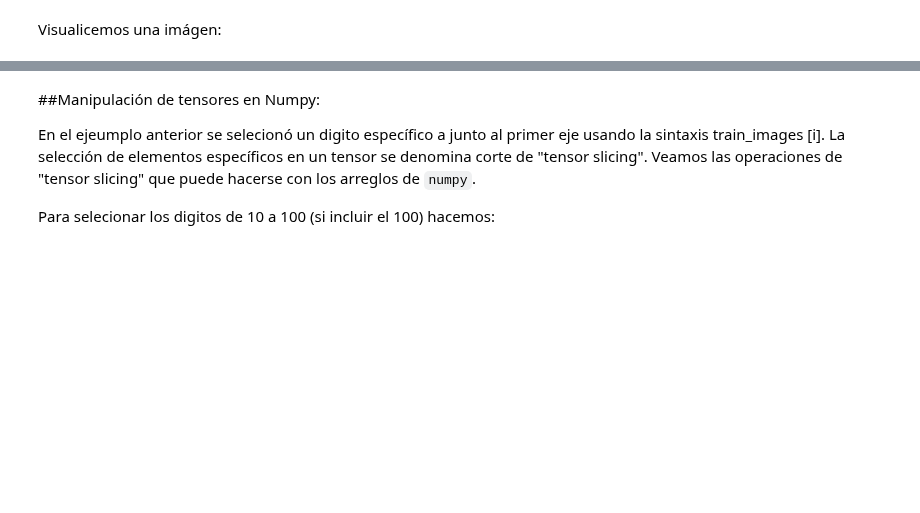
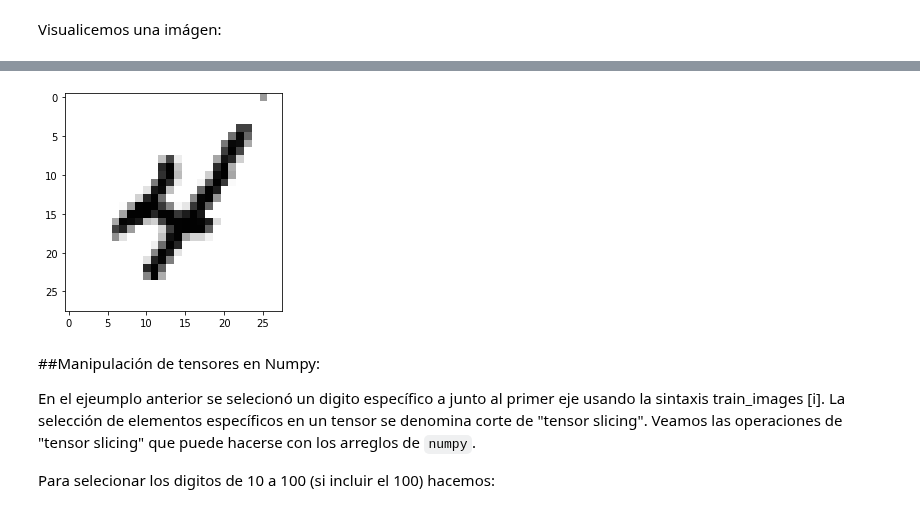
Before and after one commit to diplomado-bigdata-machinelearning-udea/Curso2, a Jupyter notebook: s01/S1_C2.ipynb, the cells around one changed output, grey strips where cells are left out. Saved outputs shown, nothing was run; the diff lists cells and outputs as text; code cells hidden in the pictures; blank space fills up the shorter version.

```diff
--- a/s01/S1_C2.ipynb
+++ b/s01/S1_C2.ipynb
@@ -170,3 +172,9 @@ plt.show()
+# %%
+digit[0][25]=100
+plt.imshow(digit, cmap=plt.cm.binary)
+plt.show()
+# %% [output]
+[figure, added]
 # %% [markdown]
 ##Manipulación de tensores en Numpy:
 
```
Also changed, not shown: parts of 13 cells of this notebook.
